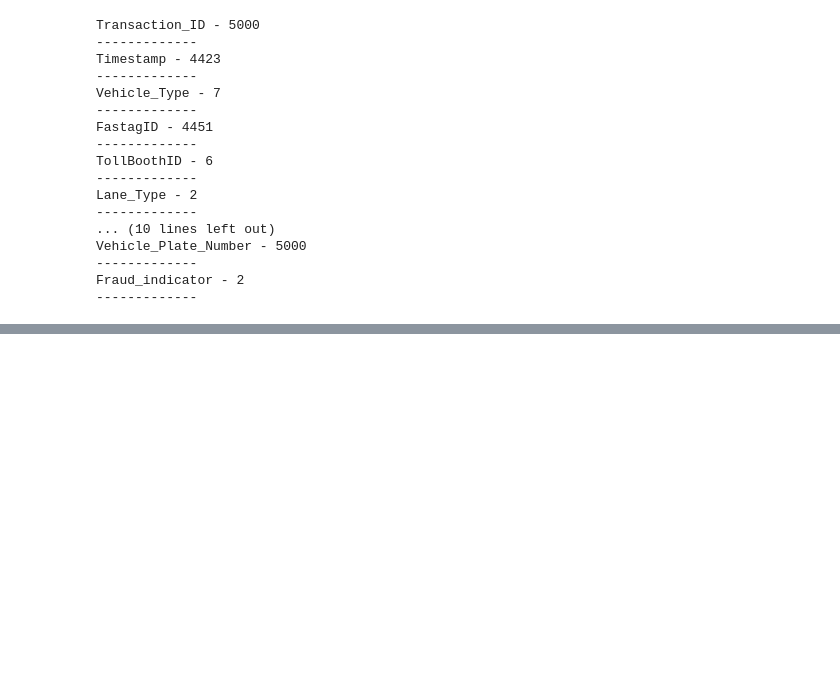
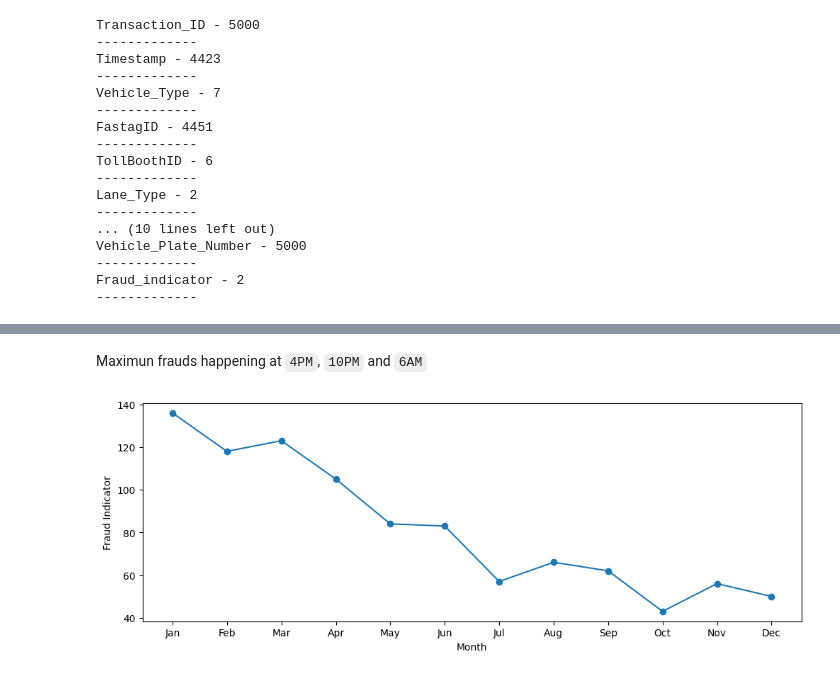
Before and after one commit to sanhiitaa/fastag-fraud-detection-classification, a Jupyter notebook: fast_tag_fraud_detection_data_preprocessing.ipynb, the cells around one changed output, grey strips where cells are left out. Saved outputs shown, nothing was run; the diff lists cells and outputs as text; code cells hidden in the pictures; blank space fills up the shorter version.

```diff
--- a/fast_tag_fraud_detection_data_preprocessing.ipynb
+++ b/fast_tag_fraud_detection_data_preprocessing.ipynb
@@ -133,0 +147,10 @@ TypeError: no numeric data to plot
+# %% [markdown]
+Maximun frauds happening at `4PM`, `10PM` and `6AM`
+# %%
+plt.figure(figsize=(12,4))
+pd.crosstab(df['month'], df['Fraud_indicator']).iloc[:, 0].plot(kind='line', marker='o')
+plt.xlabel('Month')
+plt.ylabel('Fraud Indicator')
+plt.xticks(ticks=range(1, 13), labels=['Jan', 'Feb', 'Mar', 'Apr', 'May', 'Jun', 'Jul', 'Aug', 'Sep', 'Oct', 'Nov', 'Dec']);
+# %% [output]
+[figure, added]
```
Also changed, not shown: parts of 25 cells of this notebook.
